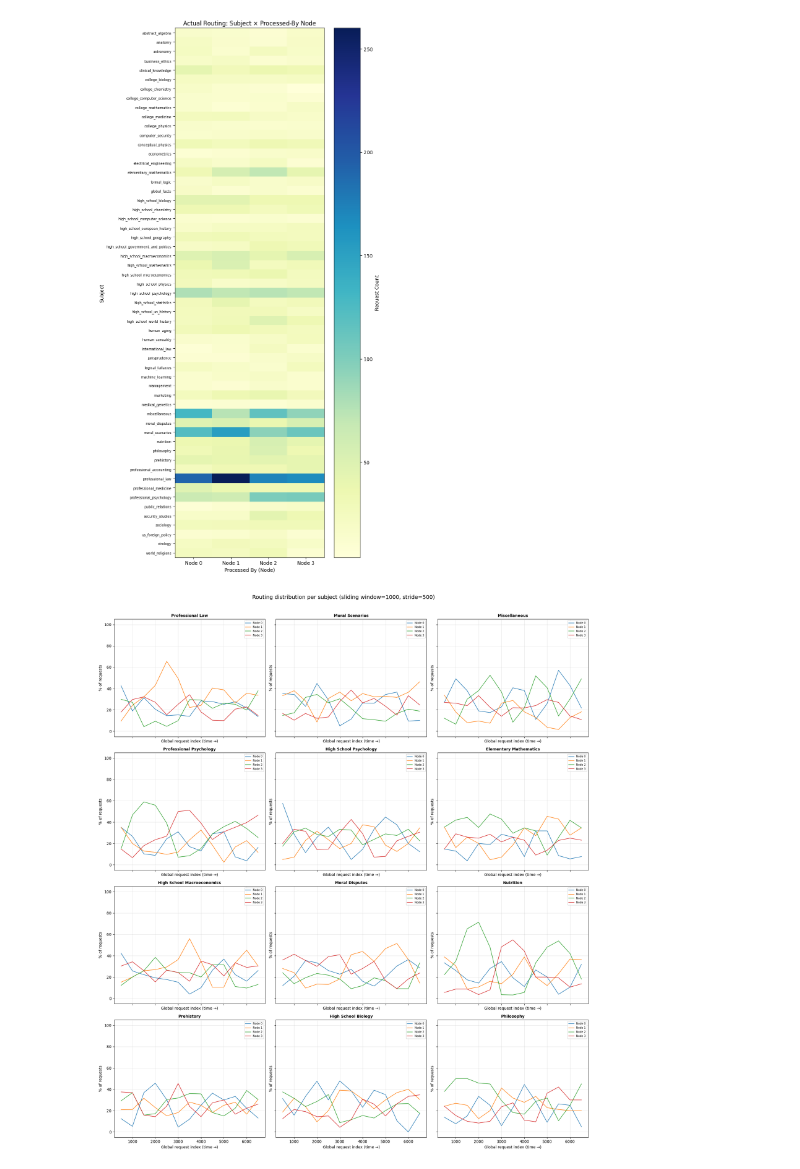
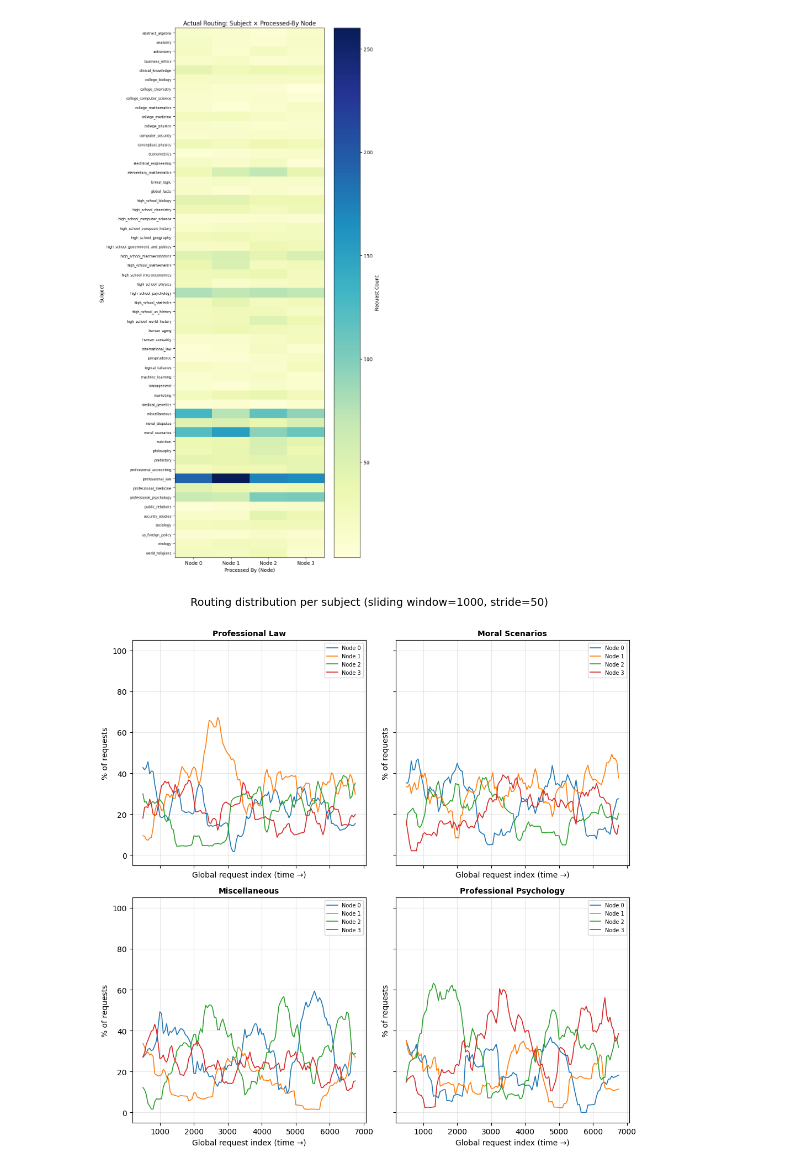
Before and after one commit to krishanu-2001/Distributed-Inference-for-Edge-LLMs, a Jupyter notebook: abc.ipynb, the cells around one changed output. Saved outputs shown, nothing was run; the diff lists cells and outputs as text; code cells hidden in the pictures.

```diff
--- a/abc.ipynb
+++ b/abc.ipynb
@@ -64,17 +63,17 @@ df["processed_by"] = df["processed_by"].astype(int)
 df = df.sort_values("request_id").reset_index(drop=True)
 
 window = 1000  # sliding window size
-stride = 100   # step between windows
+stride = 50   # step between windows
 total_rows = len(df)
 nodes = sorted(df["processed_by"].unique())
 
 # Pick top-12 subjects by frequency
-top_subjects = df["subject"].value_counts().head(12).index.tolist()
+top_subjects = df["subject"].value_counts().head(4).index.tolist()
 
 # Define sliding window positions
 starts = list(range(0, total_rows - window + 1, stride))
 
-fig, axes = plt.subplots(4, 3, figsize=(18, 20), sharex=True, sharey=True)
+fig, axes = plt.subplots(2, 2, figsize=(10, 10), sharex=True, sharey=True)
 axes = axes.flatten()
 
 for idx, subj in enumerate(top_subjects):
@@ -85,31 +84,31 @@ for idx, subj in enumerate(top_subjects):
 
     for start in starts:
         end = start + window
         chunk = df.iloc[start:end]
         sub_chunk = chunk[chunk["subject"] == subj]
         centers.append(start + window / 2)
 
         total = len(sub_chunk)
         if total > 0:
             counts = sub_chunk["processed_by"].value_counts()
             for n in nodes:
                 node_pcts[n].append((counts.get(n, 0) / total) * 100)
         else:
             for n in nodes:
                 node_pcts[n].append(np.nan)
 
     for n in nodes:
         ax.plot(centers, node_pcts[n], label=f"Node {n}", linewidth=1.2)
 
     ax.set_title(subj.replace("_", " ").title(), fontsize=10, fontweight="bold")
     ax.set_ylim(-5, 105)
     ax.set_ylabel("% of requests")
     ax.set_xlabel("Global request index (time →)")
     ax.legend(fontsize=7, loc="upper right")
     ax.grid(True, alpha=0.3)
 
 fig.suptitle(f"Routing distribution per subject (sliding window={window}, stride={stride})", fontsize=14, y=1.01)
 plt.tight_layout()
 plt.show()
 # %% [output]
-[figure, old version]
+[figure, new version]
```
Also changed, not shown: parts of 2 cells of this notebook, 7 other files.
